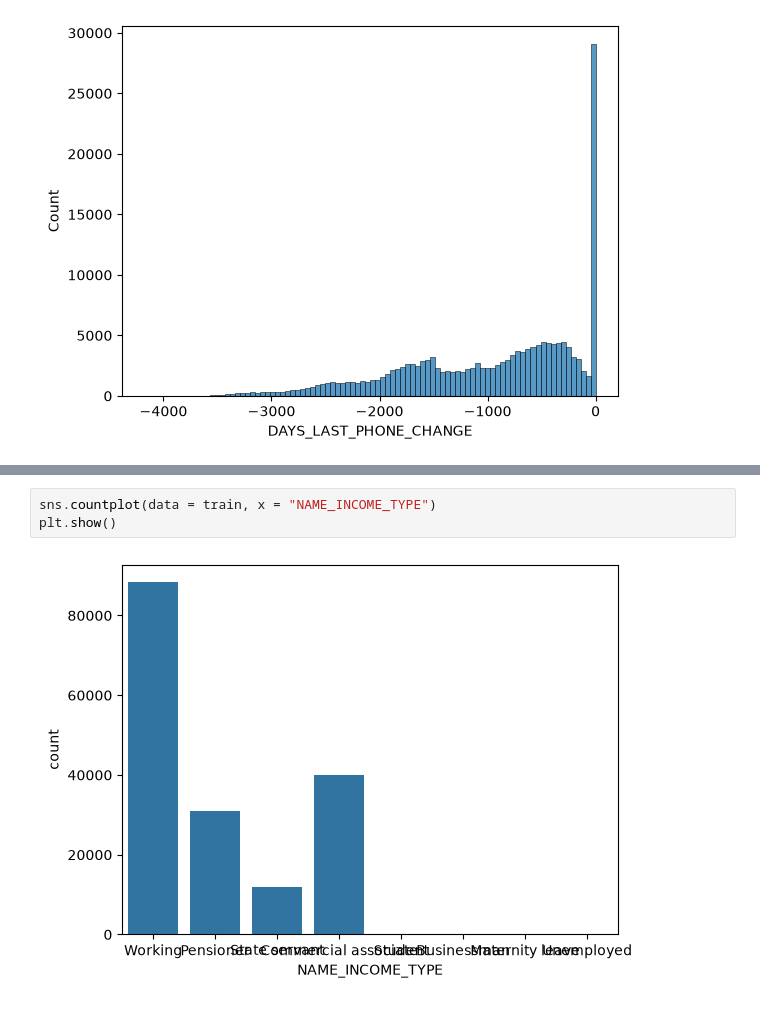
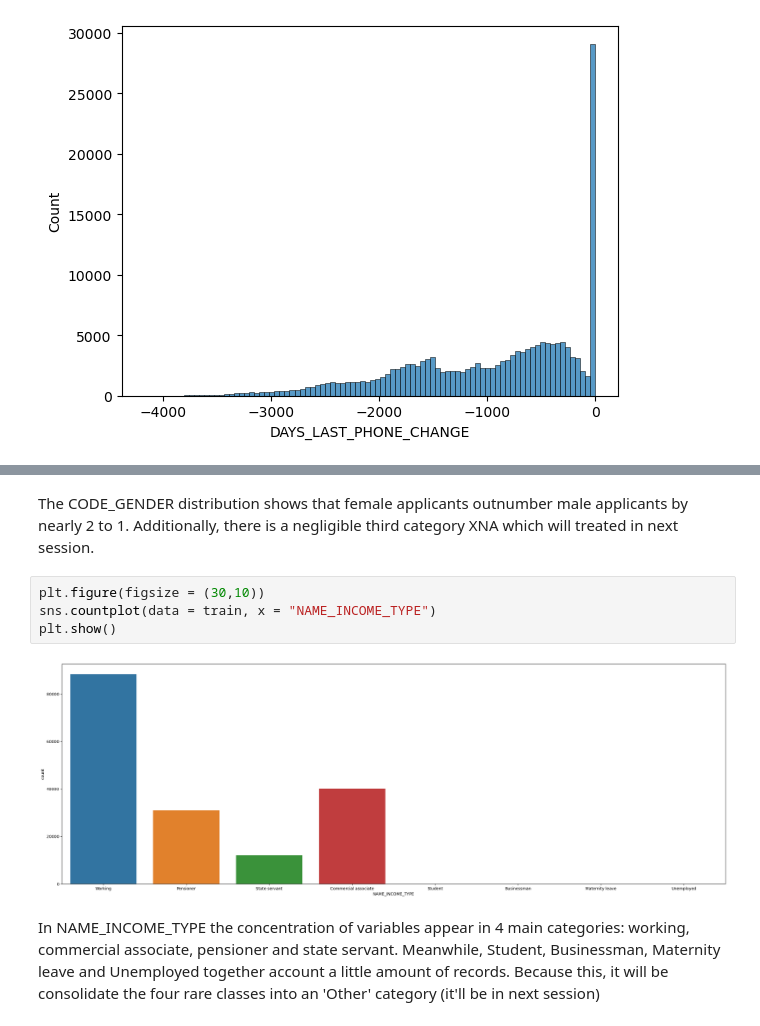
Before and after one commit to PauloLucena2022/home-credit-default-risk, a Jupyter notebook: eda_bank.ipynb, the cells around one changed output, grey strips where cells are left out. Drawn from its saved outputs; the diff is of its cells as text.

```diff
--- a/eda_bank.ipynb
+++ b/eda_bank.ipynb
@@ -299,8 +345,13 @@ plt.show()
+# %% [markdown]
+The CODE_GENDER distribution shows that female applicants outnumber male applicants by nearly 2 to 1. Additionally, there is a negligible third category XNA which will treated in next session.
 # %%
+plt.figure(figsize = (30,10))
 sns.countplot(data = train, x = "NAME_INCOME_TYPE")
 plt.show()
 # %% [output]
-[figure, old version]
+[figure, new version]
+# %% [markdown]
+In NAME_INCOME_TYPE the concentration of variables appear in 4 main categories: working, commercial associate, pensioner and state servant. Meanwhile, Student, Businessman, Maternity leave and Unemployed together account a little amount of records. Because this, it will be consolidate the four rare classes into an 'Other' category (it'll be in next session)
 # %%
 sns.countplot(data = train, x = "NAME_CONTRACT_TYPE")
 plt.show()
```
Also changed, not shown: parts of 36 cells of this notebook.
